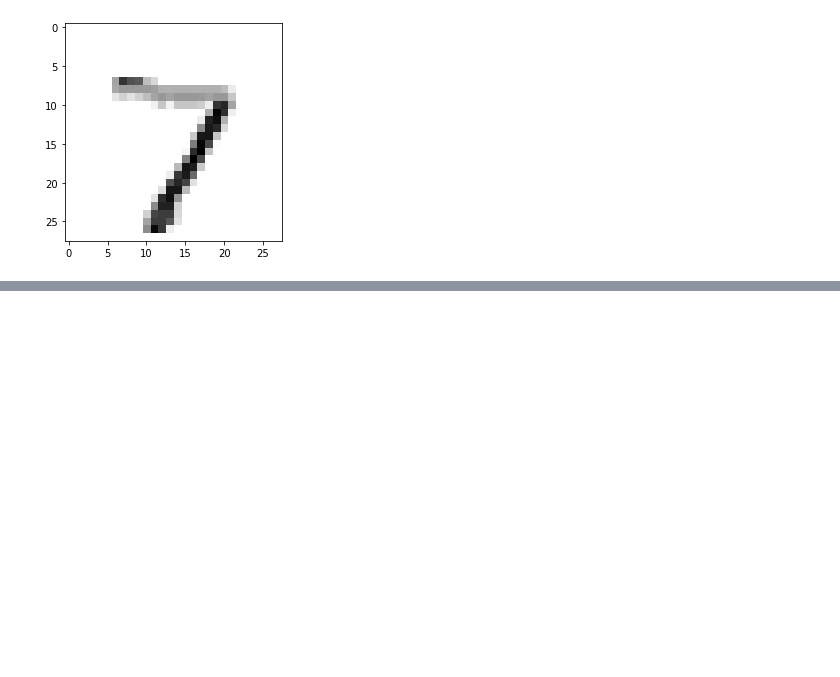
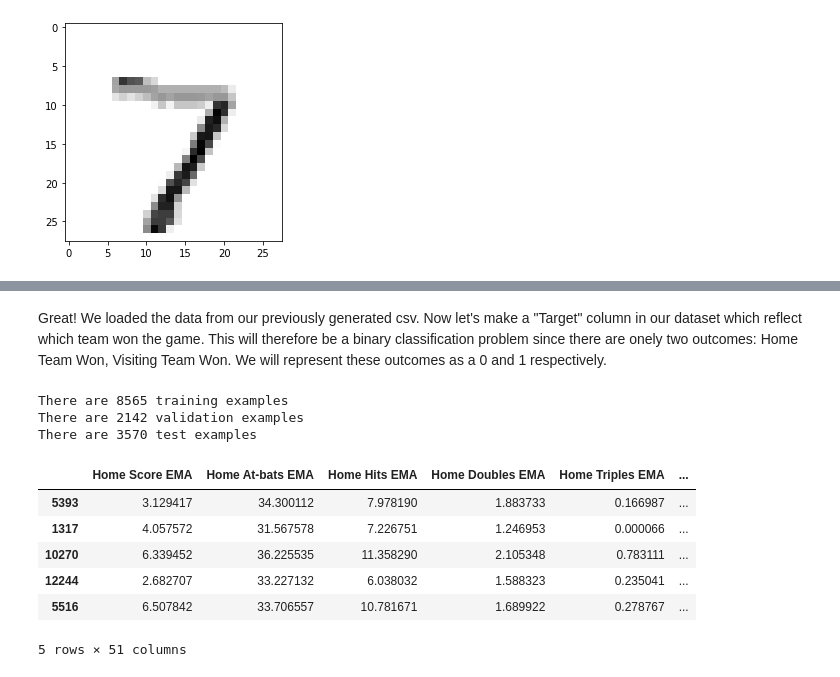
Before and after one commit to samkasbawala/sdp_team_32, a Jupyter notebook: deep_learning.ipynb, the cells around one changed output, grey strips where cells are left out. Saved outputs shown, nothing was run; the diff lists cells and outputs as text; code cells hidden in the pictures; blank space fills up the shorter version.

```diff
--- a/deep_learning.ipynb
+++ b/deep_learning.ipynb
@@ -73,0 +100,49 @@ The model's prediction: 7
+# %% [markdown]
+Great! We loaded the data from our previously generated csv. Now let's make a "Target" column in our dataset which reflect which team won the game. This will therefore be a binary classification problem since there are onely two outcomes: Home Team Won, Visiting Team Won. We will represent these outcomes as a 0 and 1 respectively.
+# %%
+data = dataframe.copy()
+
+# Create a column indicating which team won
+data["Winner"] = np.where(data["Visiting Team Score"] < data["Home Team Score"], 0, 1)
+
+# Add two more columns: runs EMA / earned runs EMA for both teams
+data["Visiting Team Runs over Earned Runs EMA"] = data["Visiting Score EMA"] / data["Visiting Earned Runs EMA"]
+data["Home Team Runs over Earned Runs EMA"] = data["Home Score EMA"] / data["Home Earned Runs EMA"]
+
+# Drop features and un-used columns that we know won't be useful
+data.drop(data.filter(regex="Triple Plays").columns, axis=1, inplace=True)
+data.drop(data.filter(regex="Wild Pitches").columns, axis=1, inplace=True)
+data.drop(data.filter(regex="Balks").columns, axis=1, inplace=True)
+data.drop(data.filter(regex="Passed Balls").columns, axis=1, inplace=True)
+data.drop(data.filter(regex="CMA").columns, axis=1, inplace=True)
+data.drop(data.filter(regex="SMA").columns, axis=1, inplace=True)
+data.drop(columns=["Date",
+                   "Number of game",
+                   "Visiting Team",
+                   "Home Team",
+                   "Visiting Team Score",
+                   "Home Team Score"],
+          inplace=True)
+
+# Split the data into training sets and test sets
+train, test = train_test_split(data, test_size=0.25)
+train, val = train_test_split(train, test_size=0.2)
+
+assert train.shape[1] == test.shape[1]
+
+print(f"There are {len(train)} training examples")
+print(f"There are {len(val)} validation examples")
+print(f"There are {len(test)} test examples")
+
+train.head()
+# %% [output]
+There are 8565 training examples
+There are 2142 validation examples
+There are 3570 test examples
+|  | Home Score EMA | Home At-bats EMA | Home Hits EMA | Home Doubles EMA | Home Triples EMA | ... |
+| 5393 | 3.129417 | 34.300112 | 7.978190 | 1.883733 | 0.166987 | ... |
+| 1317 | 4.057572 | 31.567578 | 7.226751 | 1.246953 | 0.000066 | ... |
+| 10270 | 6.339452 | 36.225535 | 11.358290 | 2.105348 | 0.783111 | ... |
+| 12244 | 2.682707 | 33.227132 | 6.038032 | 1.588323 | 0.235041 | ... |
+| 5516 | 6.507842 | 33.706557 | 10.781671 | 1.689922 | 0.278767 | ... |
+5 rows × 51 columns
```
Also changed, not shown: parts of 25 cells of this notebook.
